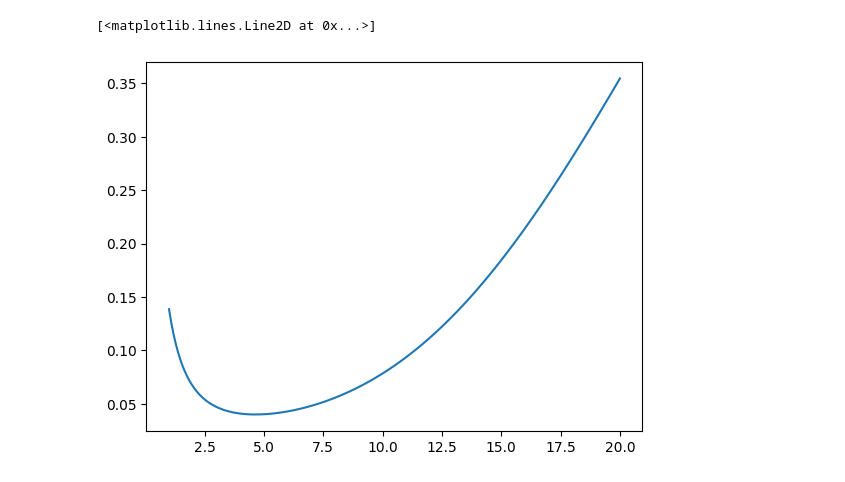
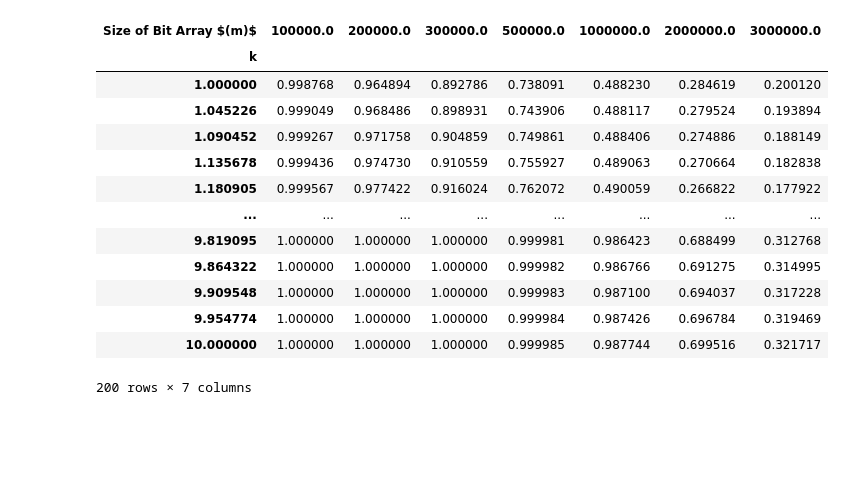
Before and after one commit to bda-project-group/big-data, a Jupyter notebook: bloom_filter/plots.ipynb, the cells around one changed output. Drawn from its saved outputs; the diff is of its cells as text; code cells hidden in the pictures; blank space fills up the shorter version.

```diff
--- a/bloom_filter/plots.ipynb
+++ b/bloom_filter/plots.ipynb
@@ -13,5 +13,20 @@ n = np.array([1e5, 2e5, 3e5, 5e5, 1e6])
-# %%
-sns.lineplot()
-# %% [output]
-[<matplotlib.lines.Line2D at 0x...>]
-[figure, removed]
+# %%
+df = pd.DataFrame(false_positive_probability(k, m, n), index=k, columns=m)
+
+df = df.rename_axis(index="k", columns=r"Size of Bit Array $(m)$")
+df
+# %% [output]
+| Size of Bit Array $(m)$ | 100000.0 | 200000.0 | 300000.0 | 500000.0 | 1000000.0 | 2000000.0 | 3000000.0 |
+| k |  |  |  |  |  |  |  |
+| 1.000000 | 0.998768 | 0.964894 | 0.892786 | 0.738091 | 0.488230 | 0.284619 | 0.200120 |
+| 1.045226 | 0.999049 | 0.968486 | 0.898931 | 0.743906 | 0.488117 | 0.279524 | 0.193894 |
+| 1.090452 | 0.999267 | 0.971758 | 0.904859 | 0.749861 | 0.488406 | 0.274886 | 0.188149 |
+| 1.135678 | 0.999436 | 0.974730 | 0.910559 | 0.755927 | 0.489063 | 0.270664 | 0.182838 |
+| 1.180905 | 0.999567 | 0.977422 | 0.916024 | 0.762072 | 0.490059 | 0.266822 | 0.177922 |
+| ... | ... | ... | ... | ... | ... | ... | ... |
+| 9.819095 | 1.000000 | 1.000000 | 1.000000 | 0.999981 | 0.986423 | 0.688499 | 0.312768 |
+| 9.864322 | 1.000000 | 1.000000 | 1.000000 | 0.999982 | 0.986766 | 0.691275 | 0.314995 |
+| 9.909548 | 1.000000 | 1.000000 | 1.000000 | 0.999983 | 0.987100 | 0.694037 | 0.317228 |
+| 9.954774 | 1.000000 | 1.000000 | 1.000000 | 0.999984 | 0.987426 | 0.696784 | 0.319469 |
+| 10.000000 | 1.000000 | 1.000000 | 1.000000 | 0.999985 | 0.987744 | 0.699516 | 0.321717 |
+200 rows × 7 columns
```
Also changed, not shown: parts of 5 cells of this notebook.
